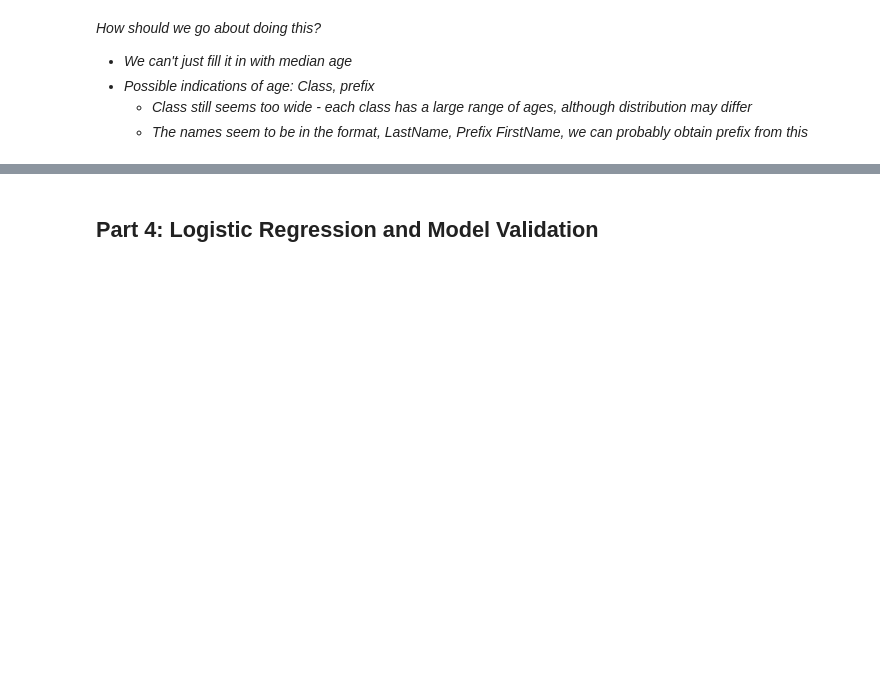
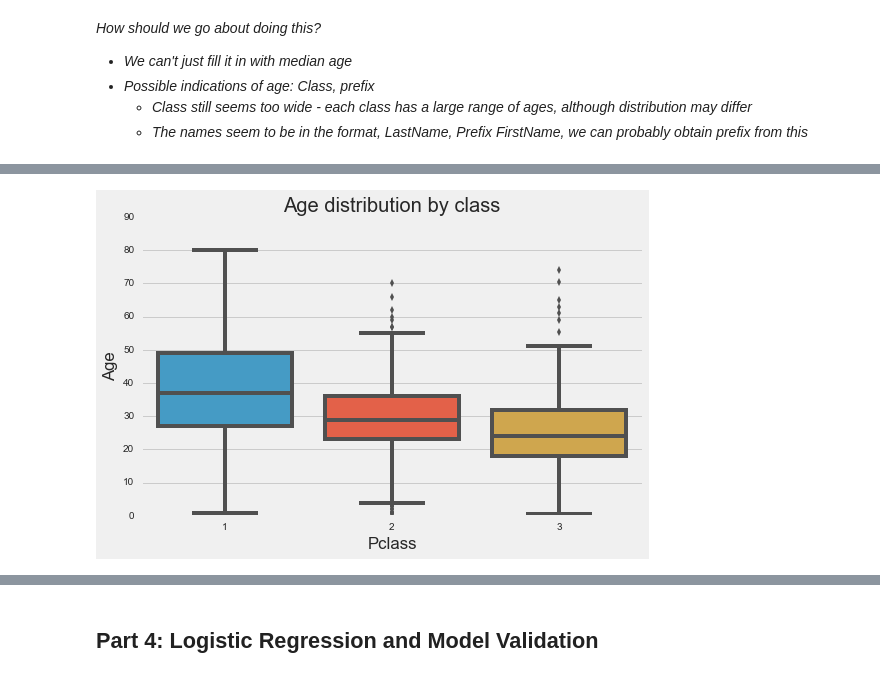
Before and after one commit to spockl/ga-dsi-1, a Jupyter notebook: projects/projects-weekly/project-05/code/starter-code/project-5-jocelyn-ong.ipynb, the cells around one changed output, grey strips where cells are left out. Saved outputs shown, nothing was run; the diff lists cells and outputs as text; code cells hidden in the pictures; blank space fills up the shorter version.

```diff
--- a/projects/projects-weekly/project-05/code/starter-code/project-5-jocelyn-ong.ipynb
+++ b/projects/projects-weekly/project-05/code/starter-code/project-5-jocelyn-ong.ipynb
@@ -366,0 +407,10 @@ Name: prefix, dtype: int64
+# %%
+# Box plot of age distributions by class
+
+print # Just for an extra space
+plt.subplots(figsize=(8,5));
+sns.boxplot(x='Pclass', y='Age', data=df2);
+plt.title('Age distribution by class');
+plt.ylim(0,90);
+# %% [output]
+[figure, added]
```
Also changed, not shown: parts of 29 cells of this notebook.
